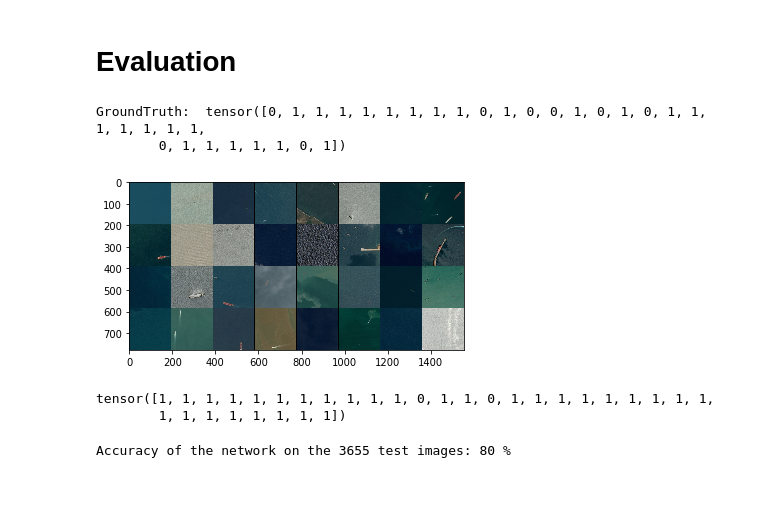
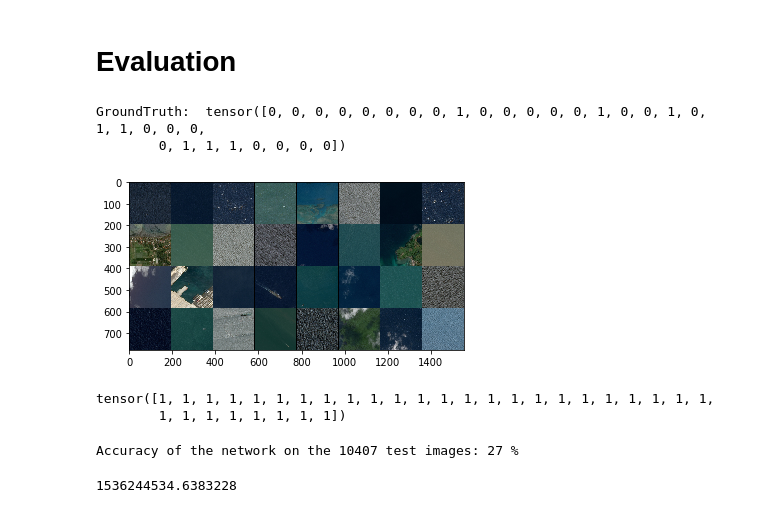
Before and after one commit to mozzhorin/ML-PR18, a Jupyter notebook: simple_classifier.ipynb, the cells around one changed output. Drawn from its saved outputs; the diff is of its cells as text; code cells hidden in the pictures.

Commit message:
Separated dataloader to train and validation classes

```diff
--- a/simple_classifier.ipynb
+++ b/simple_classifier.ipynb
@@ -91,13 +91,18 @@ optimizer = optim.SGD(net.parameters(), lr=0.001, momentum=0.9)
 # %% [markdown]
 # Train the model
 # %%
+airimg = pp.AirbusDS(path, aug=True, resize_factor=4, empty_frac=0.3, test_size=0.1)
+airimg_train, airimg_val = airimg.get_ds()
+# Use the torch dataloader to iterate through the dataset
+trainloader = D.DataLoader(airimg_train, batch_size=8, shuffle=True, num_workers=0)
+
+start_time = time.time()
 for epoch in range(2):  # loop over the dataset multiple times
 
     running_loss = 0.0
-    for i, data in enumerate(loader, 0):
+    for i, data in enumerate(trainloader, 0):
         # get the inputs
         inputs, masks, labels = data
-        #labels = labels.float()
 
         # zero the parameter gradients
         optimizer.zero_grad()
@@ -116,4 +121,6 @@ for epoch in range(2):  # loop over the dataset multiple times
             running_loss = 0.0
 
 print('Finished Training')
+run_time = int(time.time() - start_time)
+print('The training took: ', run_time, ' sec.')
 # %% [output]
@@ -140,35 +147,33 @@ torch.save(net, '../cnn')
 # %% [markdown]
 # Evaluation
 # %%
-airimg = pp.AirbusDS(path, resize_factor=4, mode='test')
-# Use the torch dataloader to iterate through the dataset
-loader = D.DataLoader(airimg, batch_size=32, shuffle=True, num_workers=0)
+valloader = D.DataLoader(airimg_val, batch_size=32, shuffle=True, num_workers=0)
 
-dataiter = iter(loader)
+dataiter = iter(valloader)
 images, labels = dataiter.next()
 
 # print images
 pp.imshow(torchvision.utils.make_grid(images))
 print('GroundTruth: ', labels)
 # %% [output]
-GroundTruth:  tensor([0, 1, 1, 1, 1, 1, 1, 1, 1, 0, 1, 0, 0, 1, 0, 1, 0, 1, 1, 1, 1, 1, 1, 1,
-        0, 1, 1, 1, 1, 1, 0, 1])
+GroundTruth:  tensor([0, 0, 0, 0, 0, 0, 0, 0, 1, 0, 0, 0, 0, 0, 1, 0, 0, 1, 0, 1, 1, 0, 0, 0,
+        0, 1, 1, 1, 0, 0, 0, 0])
-[figure, old version]
+[figure, new version]
 # %%
 outputs = net(images)
 _, predicted = torch.max(outputs, 1)
 print(predicted)
 # %% [output]
-tensor([1, 1, 1, 1, 1, 1, 1, 1, 1, 1, 1, 0, 1, 1, 0, 1, 1, 1, 1, 1, 1, 1, 1, 1,
+tensor([1, 1, 1, 1, 1, 1, 1, 1, 1, 1, 1, 1, 1, 1, 1, 1, 1, 1, 1, 1, 1, 1, 1, 1,
         1, 1, 1, 1, 1, 1, 1, 1])
 # %%
 # And now on the whole validation dataset
 
-num_val_images = len(airimg.filenames)
+num_val_images = len(airimg_val.filenames)
 correct = 0
 total = 0
 with torch.no_grad():
-    for data in loader:
+    for data in valloader:
         images, labels = data
         outputs = net(images)
         _, predicted = torch.max(outputs.data, 1)
@@ -177,4 +182,8 @@ with torch.no_grad():
 
 print('Accuracy of the network on the %d test images: %d %%' % (num_val_images, 100 * correct / total))
 # %% [output]
-Accuracy of the network on the 3655 test images: 80 %
+Accuracy of the network on the 10407 test images: 27 %
+# %%
+time.time()
+# %% [output]
+1536244534.6383228
```
Also changed, not shown: parts of 3 cells of this notebook, 1 other file.
